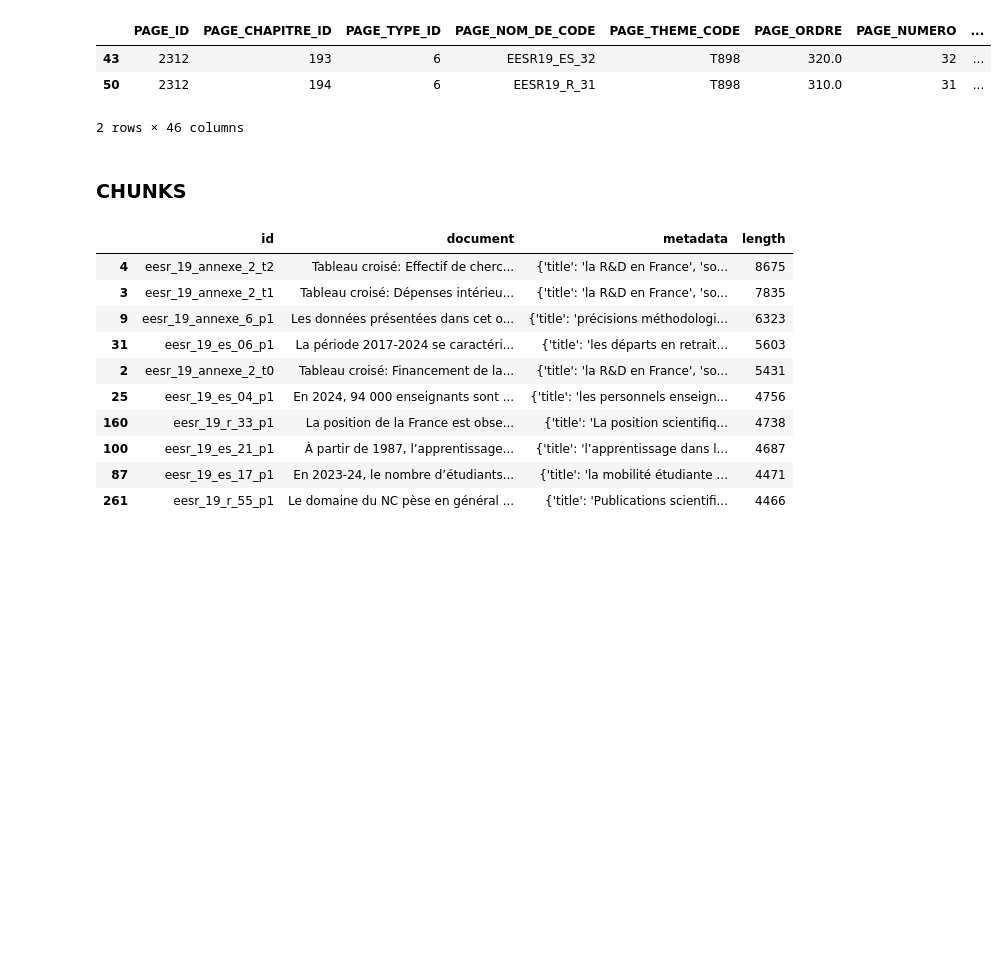
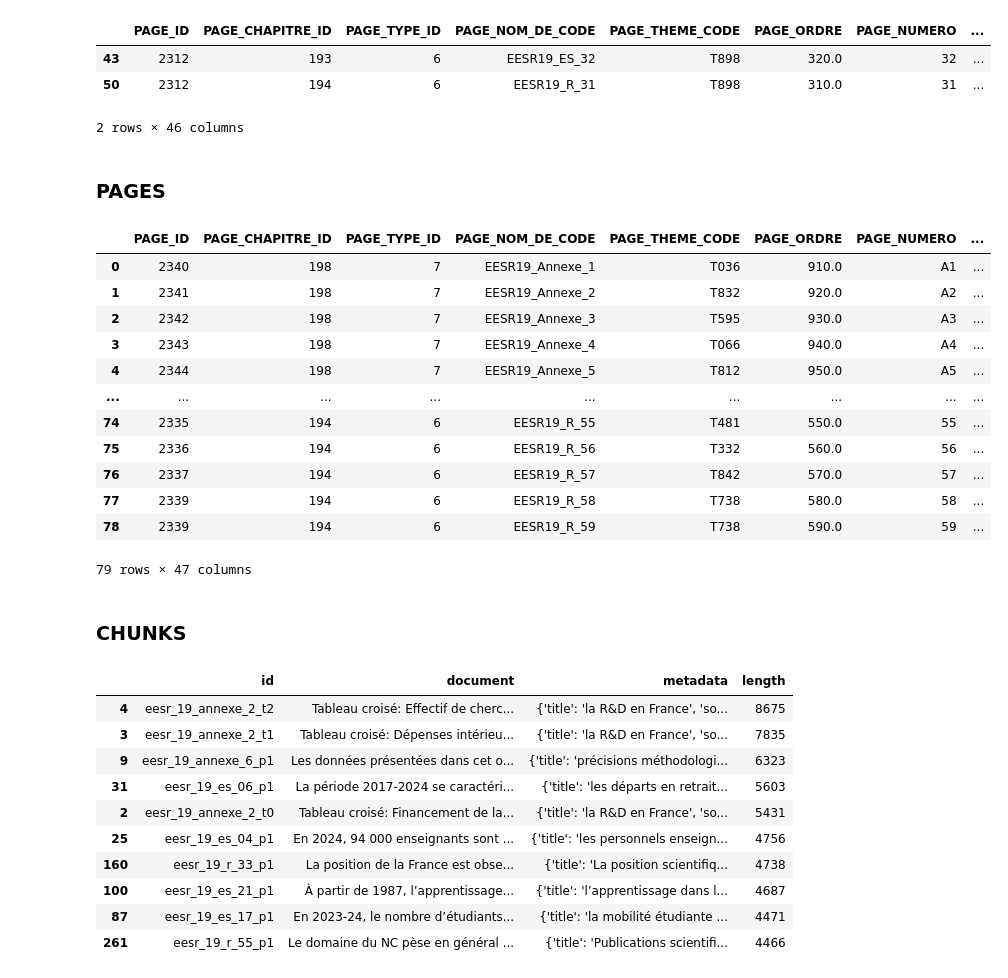
Before and after one commit to dataesr/flash-rag, a Jupyter notebook: notebooks/explore.ipynb, the cells around one changed output. Drawn from its saved outputs; the diff is of its cells as text; code cells hidden in the pictures; blank space fills up the shorter version.

```diff
--- a/notebooks/explore.ipynb
+++ b/notebooks/explore.ipynb
@@ -595,6 +595,28 @@ eesr_df[eesr_df["PAGE_ID"] == 2312]
 | 43 | 2312 | 193 | 6 | EESR19_ES_32 | T898 | 320.0 | 32 | ... |
 | 50 | 2312 | 194 | 6 | EESR19_R_31 | T898 | 310.0 | 31 | ... |
 2 rows × 46 columns
+# %% [markdown]
+### PAGES
+# %%
+import pandas as pd
+
+pages = pd.read_json("../data/eesr_pages.jsonl", lines=True)
+# %%
+pages
+# %% [output]
+|  | PAGE_ID | PAGE_CHAPITRE_ID | PAGE_TYPE_ID | PAGE_NOM_DE_CODE | PAGE_THEME_CODE | PAGE_ORDRE | PAGE_NUMERO | ... |
+| 0 | 2340 | 198 | 7 | EESR19_Annexe_1 | T036 | 910.0 | A1 | ... |
+| 1 | 2341 | 198 | 7 | EESR19_Annexe_2 | T832 | 920.0 | A2 | ... |
+| 2 | 2342 | 198 | 7 | EESR19_Annexe_3 | T595 | 930.0 | A3 | ... |
+| 3 | 2343 | 198 | 7 | EESR19_Annexe_4 | T066 | 940.0 | A4 | ... |
+| 4 | 2344 | 198 | 7 | EESR19_Annexe_5 | T812 | 950.0 | A5 | ... |
+| ... | ... | ... | ... | ... | ... | ... | ... | ... |
+| 74 | 2335 | 194 | 6 | EESR19_R_55 | T481 | 550.0 | 55 | ... |
+| 75 | 2336 | 194 | 6 | EESR19_R_56 | T332 | 560.0 | 56 | ... |
+| 76 | 2337 | 194 | 6 | EESR19_R_57 | T842 | 570.0 | 57 | ... |
+| 77 | 2339 | 194 | 6 | EESR19_R_58 | T738 | 580.0 | 58 | ... |
+| 78 | 2339 | 194 | 6 | EESR19_R_59 | T738 | 590.0 | 59 | ... |
+79 rows × 47 columns
 # %% [markdown]
 ### CHUNKS
 # %%
```
Also changed, not shown: 3 other files.
